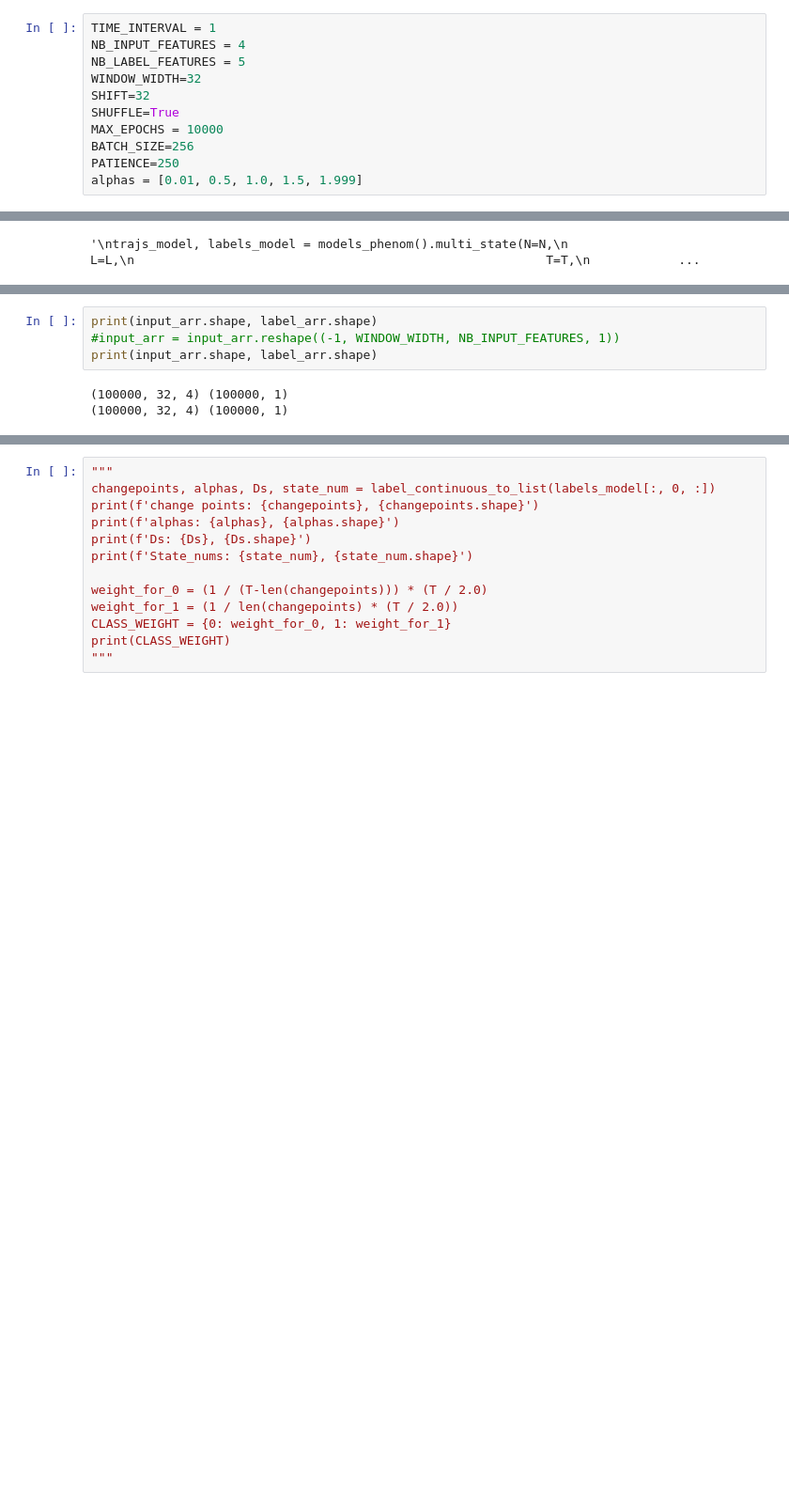
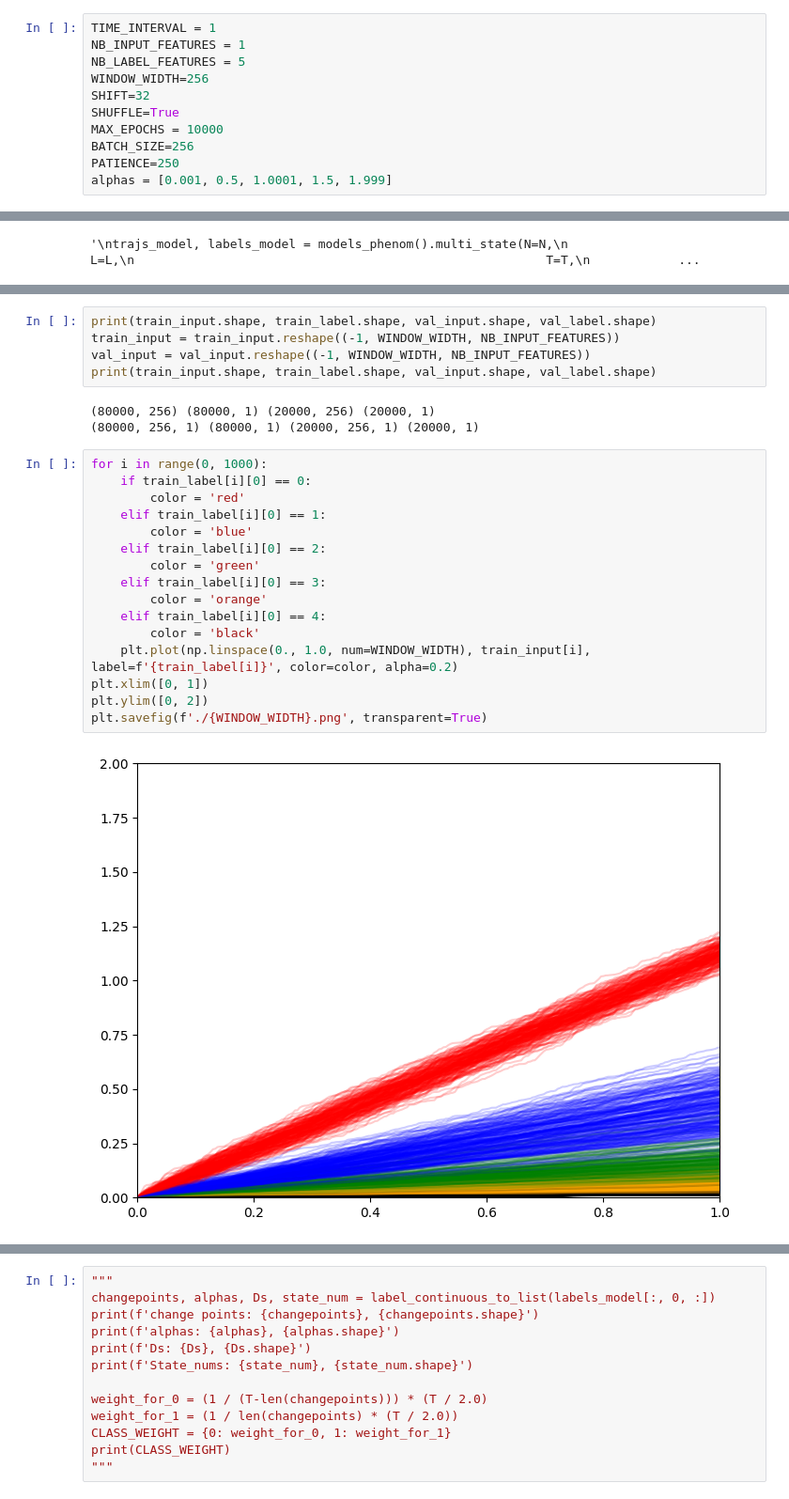
Before and after one commit to JunwooParkSaribu/SPT_a, a Jupyter notebook: analysis_modeling/training_sample.ipynb, the cells around one changed output, grey strips where cells are left out. Shown: that part at 94% size. Saved outputs shown, nothing was run; the diff lists cells and outputs as text; blank space fills up the shorter version.

```diff
--- a/analysis_modeling/training_sample.ipynb
+++ b/analysis_modeling/training_sample.ipynb
@@ -38,14 +38,14 @@ To enable the following instructions: AVX2 FMA, in other operations, rebuild Ten
 # %%
 TIME_INTERVAL = 1
-NB_INPUT_FEATURES = 4
+NB_INPUT_FEATURES = 1
 NB_LABEL_FEATURES = 5
-WINDOW_WIDTH=32
+WINDOW_WIDTH=256
 SHIFT=32
 SHUFFLE=True
 MAX_EPOCHS = 10000
 BATCH_SIZE=256
 PATIENCE=250
-alphas = [0.01, 0.5, 1.0, 1.5, 1.999]
+alphas = [0.001, 0.5, 1.0001, 1.5, 1.999]
 # %%
 #random.seed(38)
 #strandom.seed(38)
@@ -122,10 +152,29 @@ label_arr = label_arr[shuffle_index]
 4
 [1.999, 1.999]
 # %%
-print(input_arr.shape, label_arr.shape)
-#input_arr = input_arr.reshape((-1, WINDOW_WIDTH, NB_INPUT_FEATURES, 1))
-print(input_arr.shape, label_arr.shape)
+print(train_input.shape, train_label.shape, val_input.shape, val_label.shape)
+train_input = train_input.reshape((-1, WINDOW_WIDTH, NB_INPUT_FEATURES))
+val_input = val_input.reshape((-1, WINDOW_WIDTH, NB_INPUT_FEATURES))
+print(train_input.shape, train_label.shape, val_input.shape, val_label.shape)
 # %% [output]
-(100000, 32, 4) (100000, 1)
-(100000, 32, 4) (100000, 1)
+(80000, 256) (80000, 1) (20000, 256) (20000, 1)
+(80000, 256, 1) (80000, 1) (20000, 256, 1) (20000, 1)
+# %%
+for i in range(0, 1000):
+    if train_label[i][0] == 0:
+        color = 'red'
+    elif train_label[i][0] == 1:
+        color = 'blue'
+    elif train_label[i][0] == 2:
+        color = 'green'
+    elif train_label[i][0] == 3:
+        color = 'orange'
+    elif train_label[i][0] == 4:
+        color = 'black'
+    plt.plot(np.linspace(0., 1.0, num=WINDOW_WIDTH), train_input[i], label=f'{train_label[i]}', color=color, alpha=0.2)
+plt.xlim([0, 1])
+plt.ylim([0, 2])
+plt.savefig(f'./{WINDOW_WIDTH}.png', transparent=True)
+# %% [output]
+[figure, added]
 # %%
```
Also changed, not shown: parts of 8 cells of this notebook, 2 other files.
